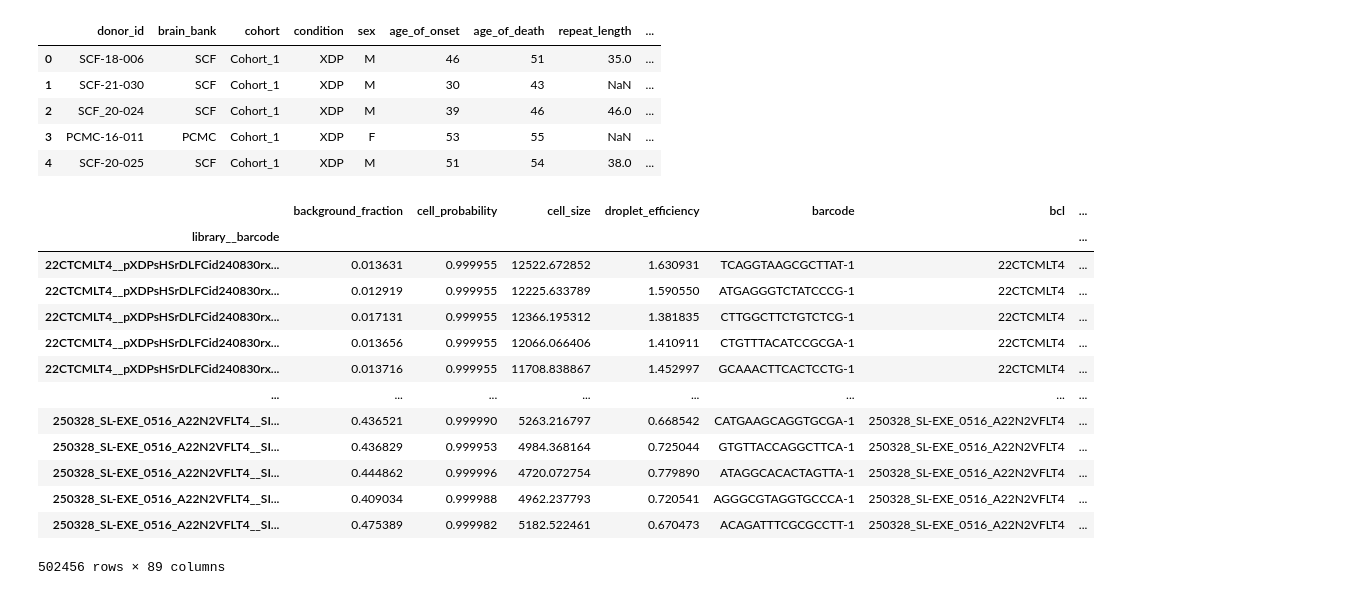
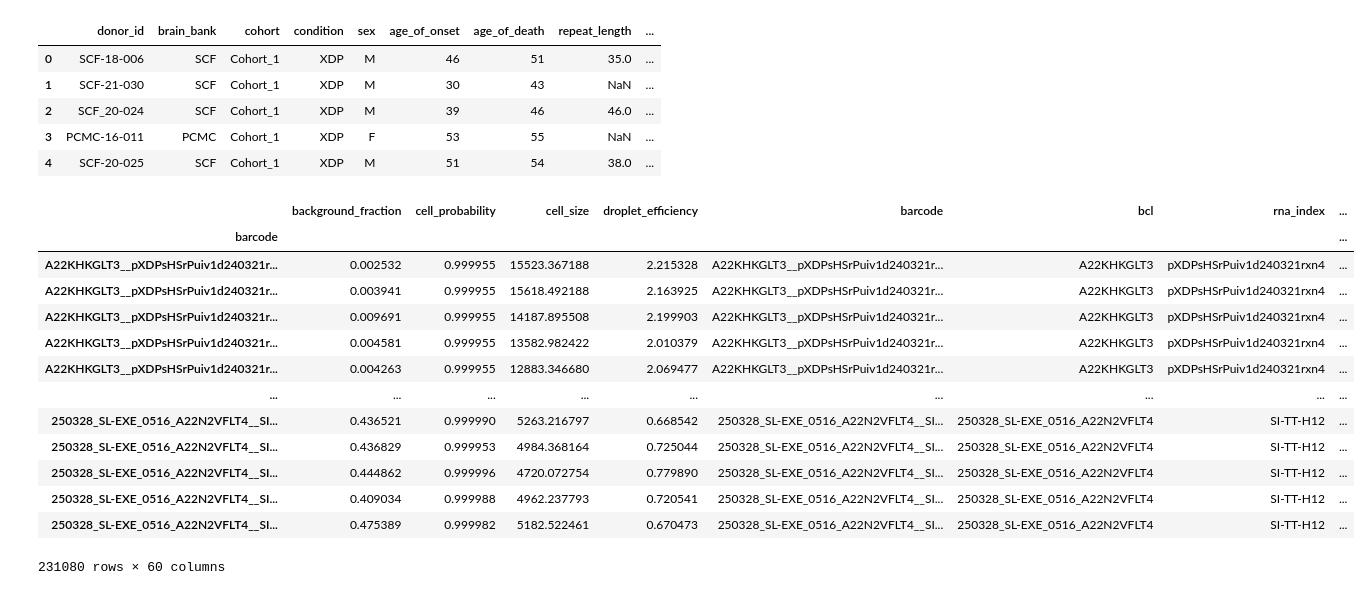
Before and after one commit to 8gabri8/XDP, a Jupyter notebook: script/NucSeq/prepare_data/01_merge_original_NucSeq.ipynb, the cells around one changed output. Saved outputs shown, nothing was run; the diff lists cells and outputs as text; code cells hidden in the pictures.

```diff
--- a/script/NucSeq/prepare_data/01_merge_original_NucSeq.ipynb
+++ b/script/NucSeq/prepare_data/01_merge_original_NucSeq.ipynb
@@ -10,10 +21,16 @@ import scanpy as sc
 # %% [markdown]
 # Run multiple times for each tissue
 # %%
-TISSUE="DFC"
+TISSUE="Striatum"
+
+# Folder iwth all .h5ads file of this tissue
 input_dir = f"/home/gdallagl/myworkdir/XDP/data/XDP/NucSec/original_data/{TISSUE}"
-output_file = f"/home/gdallagl/myworkdir/XDP/data/XDP/NucSec/original_data/{TISSUE}_combined_raw.h5ad"
-final_merged = f"{os.path.dirname(output_file)}/NucSeq_all_QCed.h5ad"
+
+# file with all ct of THIS TISSUE
+output_file = f"/home/gdallagl/myworkdir/XDP/data/XDP/NucSec/adatas/{TISSUE}/{TISSUE}_combined_QC.h5ad"
+
+# OPTIONAL: file with all tissues
+#final_merged = f"{os.path.dirname(output_file)}/NucSeq_all_QCed.h5ad"
 # %%
 h5ad_files = sorted(
     f for f in os.listdir(input_dir) if f.endswith(".h5ad")
@@ -139,4 +159,4 @@ import pandas as pd
 # %%
-adata = sc.read_h5ad("/home/gdallagl/myworkdir/XDP/data/XDP/NucSec/original_data/NucSeq_all_labelled_zoned.h5ad")#, backed="r")
+adata = sc.read_h5ad(output_file)#, backed="r")
 adata
 # %% [output]
@@ -163,4 +183,0 @@ Text(0.5, 0.98, 'dropsift_frac_contamination')
-# %%
-import scipy.sparse as sp
-adata.X = sp.csr_matrix(adata.shape)
-adata
@@ -194,7 +206,7 @@ for name, filt in filters.items():
 # Replace adata
 cells_to_keep = pd.DataFrame(filters).all(axis=1)  # AND
 #adata = adata[cells_to_keep].copy()
-adata._inplace_subset_obs(cells_to_keep)
+adata = adata[cells_to_keep].copy()
 
 
 print(f"Final: {adata.n_obs:,} / {n_start:,} cells retained ({100*adata.n_obs/n_start:.1f}%)")
@@ -230,22 +242,25 @@ display(df.head(5))
 # %%
 adata.obs = (
     adata.obs
     .merge(df, how="left", on="donor_id")
     .set_index(adata.obs.index)
 )
-adata.obs
+display(adata.obs)
+
+# check that all donors were matched
+assert adata.obs["donor_id"].isna().sum() == 0, "Some donors in adata.obs['donor_id'] were not found in the metadata CSV file."
 # %% [output]
-|  | background_fraction | cell_probability | cell_size | droplet_efficiency | barcode | bcl | ... |
-| library__barcode |  |  |  |  |  |  | ... |
-| 22CTCMLT4__pXDPsHSrDLFCid240830rx... | 0.013631 | 0.999955 | 12522.672852 | 1.630931 | TCAGGTAAGCGCTTAT-1 | 22CTCMLT4 | ... |
-| 22CTCMLT4__pXDPsHSrDLFCid240830rx... | 0.012919 | 0.999955 | 12225.633789 | 1.590550 | ATGAGGGTCTATCCCG-1 | 22CTCMLT4 | ... |
-| 22CTCMLT4__pXDPsHSrDLFCid240830rx... | 0.017131 | 0.999955 | 12366.195312 | 1.381835 | CTTGGCTTCTGTCTCG-1 | 22CTCMLT4 | ... |
-| 22CTCMLT4__pXDPsHSrDLFCid240830rx... | 0.013656 | 0.999955 | 12066.066406 | 1.410911 | CTGTTTACATCCGCGA-1 | 22CTCMLT4 | ... |
-| 22CTCMLT4__pXDPsHSrDLFCid240830rx... | 0.013716 | 0.999955 | 11708.838867 | 1.452997 | GCAAACTTCACTCCTG-1 | 22CTCMLT4 | ... |
-| ... | ... | ... | ... | ... | ... | ... | ... |
-| 250328_SL-EXE_0516_A22N2VFLT4__SI... | 0.436521 | 0.999990 | 5263.216797 | 0.668542 | CATGAAGCAGGTGCGA-1 | 250328_SL-EXE_0516_A22N2VFLT4 | ... |
-| 250328_SL-EXE_0516_A22N2VFLT4__SI... | 0.436829 | 0.999953 | 4984.368164 | 0.725044 | GTGTTACCAGGCTTCA-1 | 250328_SL-EXE_0516_A22N2VFLT4 | ... |
-| 250328_SL-EXE_0516_A22N2VFLT4__SI... | 0.444862 | 0.999996 | 4720.072754 | 0.779890 | ATAGGCACACTAGTTA-1 | 250328_SL-EXE_0516_A22N2VFLT4 | ... |
-| 250328_SL-EXE_0516_A22N2VFLT4__SI... | 0.409034 | 0.999988 | 4962.237793 | 0.720541 | AGGGCGTAGGTGCCCA-1 | 250328_SL-EXE_0516_A22N2VFLT4 | ... |
-| 250328_SL-EXE_0516_A22N2VFLT4__SI... | 0.475389 | 0.999982 | 5182.522461 | 0.670473 | ACAGATTTCGCGCCTT-1 | 250328_SL-EXE_0516_A22N2VFLT4 | ... |
+|  | background_fraction | cell_probability | cell_size | droplet_efficiency | barcode | bcl | rna_index | ... |
+| barcode |  |  |  |  |  |  |  | ... |
+| A22KHKGLT3__pXDPsHSrPuiv1d240321r... | 0.002532 | 0.999955 | 15523.367188 | 2.215328 | A22KHKGLT3__pXDPsHSrPuiv1d240321r... | A22KHKGLT3 | pXDPsHSrPuiv1d240321rxn4 | ... |
+| A22KHKGLT3__pXDPsHSrPuiv1d240321r... | 0.003941 | 0.999955 | 15618.492188 | 2.163925 | A22KHKGLT3__pXDPsHSrPuiv1d240321r... | A22KHKGLT3 | pXDPsHSrPuiv1d240321rxn4 | ... |
+| A22KHKGLT3__pXDPsHSrPuiv1d240321r... | 0.009691 | 0.999955 | 14187.895508 | 2.199903 | A22KHKGLT3__pXDPsHSrPuiv1d240321r... | A22KHKGLT3 | pXDPsHSrPuiv1d240321rxn4 | ... |
+| A22KHKGLT3__pXDPsHSrPuiv1d240321r... | 0.004581 | 0.999955 | 13582.982422 | 2.010379 | A22KHKGLT3__pXDPsHSrPuiv1d240321r... | A22KHKGLT3 | pXDPsHSrPuiv1d240321rxn4 | ... |
+| A22KHKGLT3__pXDPsHSrPuiv1d240321r... | 0.004263 | 0.999955 | 12883.346680 | 2.069477 | A22KHKGLT3__pXDPsHSrPuiv1d240321r... | A22KHKGLT3 | pXDPsHSrPuiv1d240321rxn4 | ... |
+| ... | ... | ... | ... | ... | ... | ... | ... | ... |
+| 250328_SL-EXE_0516_A22N2VFLT4__SI... | 0.436521 | 0.999990 | 5263.216797 | 0.668542 | 250328_SL-EXE_0516_A22N2VFLT4__SI... | 250328_SL-EXE_0516_A22N2VFLT4 | SI-TT-H12 | ... |
+| 250328_SL-EXE_0516_A22N2VFLT4__SI... | 0.436829 | 0.999953 | 4984.368164 | 0.725044 | 250328_SL-EXE_0516_A22N2VFLT4__SI... | 250328_SL-EXE_0516_A22N2VFLT4 | SI-TT-H12 | ... |
+| 250328_SL-EXE_0516_A22N2VFLT4__SI... | 0.444862 | 0.999996 | 4720.072754 | 0.779890 | 250328_SL-EXE_0516_A22N2VFLT4__SI... | 250328_SL-EXE_0516_A22N2VFLT4 | SI-TT-H12 | ... |
+| 250328_SL-EXE_0516_A22N2VFLT4__SI... | 0.409034 | 0.999988 | 4962.237793 | 0.720541 | 250328_SL-EXE_0516_A22N2VFLT4__SI... | 250328_SL-EXE_0516_A22N2VFLT4 | SI-TT-H12 | ... |
+| 250328_SL-EXE_0516_A22N2VFLT4__SI... | 0.475389 | 0.999982 | 5182.522461 | 0.670473 | 250328_SL-EXE_0516_A22N2VFLT4__SI... | 250328_SL-EXE_0516_A22N2VFLT4 | SI-TT-H12 | ... |
-502456 rows × 89 columns
+231080 rows × 60 columns
```
Also changed, not shown: parts of 21 cells of this notebook, 22 other files.
